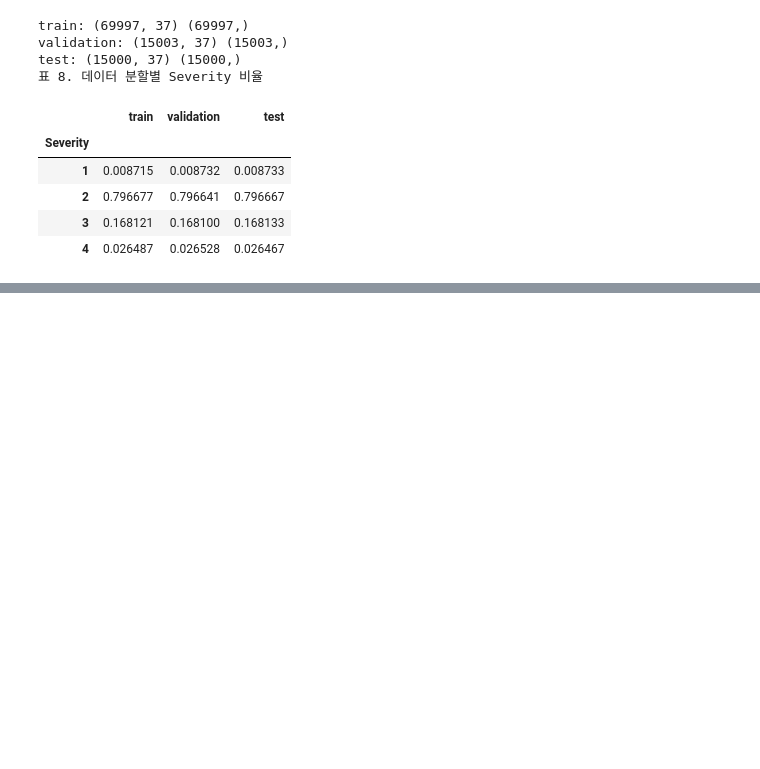
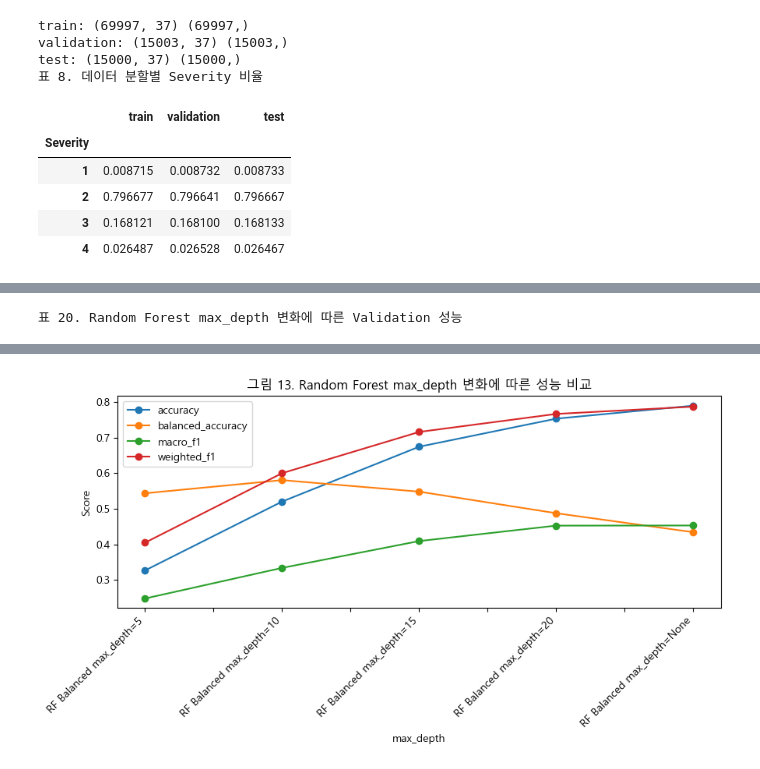
Before and after one commit to 2026-1st/Team-4, a Jupyter notebook: Team4_US_Accidents_Final_Project_revised.ipynb, the cells around one changed output, grey strips where cells are left out. Cells and saved outputs as stored; diff of their text form; code cells hidden in the pictures; blank space fills up the shorter version.

```diff
--- a/Team4_US_Accidents_Final_Project_revised.ipynb
+++ b/Team4_US_Accidents_Final_Project_revised.ipynb
@@ -1688,0 +837,16 @@ Test 결과
+# %%
+train_encoded = pd.get_dummies(train_input, columns=cat_cols)
+val_encoded = pd.get_dummies(val_input, columns=cat_cols)
+test_encoded = pd.get_dummies(test_input, columns=cat_cols)
+
+val_encoded = val_encoded.reindex(columns=train_encoded.columns, fill_value=0)
+test_encoded = test_encoded.reindex(columns=train_encoded.columns, fill_value=0)
+
+# sklearn 모델 입력을 위해 bool dummy column을 0/1 정수로 변환한다.
+train_encoded = train_encoded.astype({col: "int8" for col in train_encoded.select_dtypes(include=["bool"]).columns})
+val_encoded = val_encoded.astype({col: "int8" for col in val_encoded.select_dtypes(include=["bool"]).columns})
+test_encoded = test_encoded.astype({col: "int8" for col in test_encoded.select_dtypes(include=["bool"]).columns})
+
+print("train_encoded:", train_encoded.shape)
+print("val_encoded:", val_encoded.shape)
+print("test_encoded:", test_encoded.shape)
@@ -1688,0 +1138,40 @@ Test 결과
+# %%
+depth_results = []
+
+for depth in [5, 10, 15, 20, None]:
+    depth_model = RandomForestClassifier(
+        n_estimators=100,
+        max_depth=depth,
+        min_samples_leaf=3,
+        class_weight="balanced_subsample",
+        random_state=RANDOM_STATE,
+        n_jobs=-1
+    )
+
+    depth_name = "None" if depth is None else str(depth)
+    model_name = f"RF Balanced max_depth={depth_name}"
+    depth_model, depth_pred, depth_score = fit_and_eval(depth_model, model_name)
+    depth_results.append(depth_score)
+
+depth_df = pd.DataFrame(depth_results)
+
+print("표 20. Random Forest max_depth 변화에 따른 Validation 성능")
+display(depth_df)
+
+depth_df.to_csv("outputs/rf_depth_results.csv", index=False)
+
+depth_df.plot(
+    x="model",
+    y=["accuracy", "balanced_accuracy", "macro_f1", "weighted_f1"],
+    marker="o",
+    figsize=(9, 5)
+)
+plt.title("그림 13. Random Forest max_depth 변화에 따른 성능 비교")
+plt.xlabel("max_depth")
+plt.ylabel("Score")
+plt.xticks(rotation=45, ha="right")
+plt.tight_layout()
+plt.savefig("figures/fig13_rf_depth_comparison.png", dpi=200)
+plt.show()
+# %% [output]
+표 20. Random Forest max_depth 변화에 따른 Validation 성능
@@ -1688,0 +1184 @@ Test 결과
+[figure, added]
```
Also changed, not shown: parts of 95 cells of this notebook, 28 other files.
